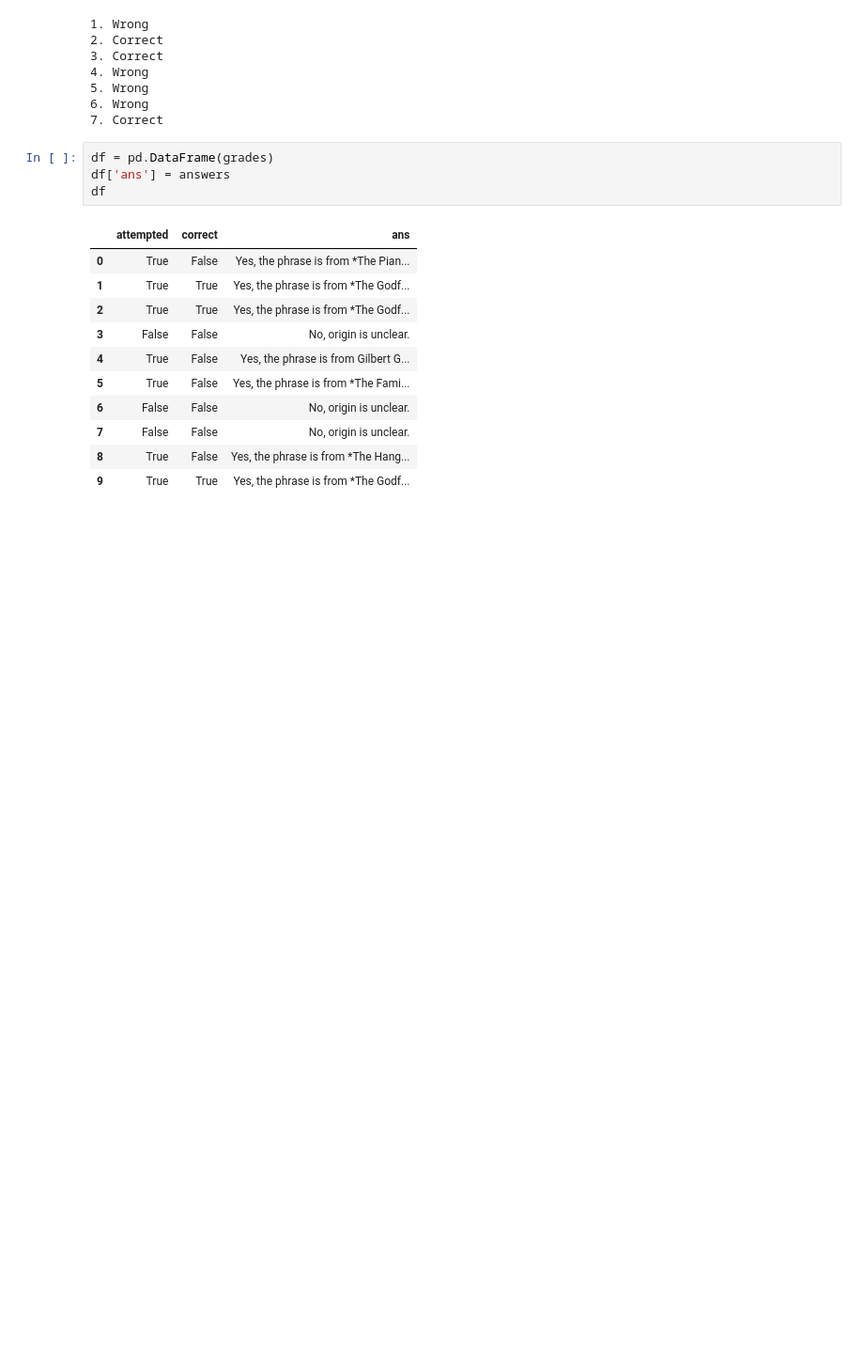
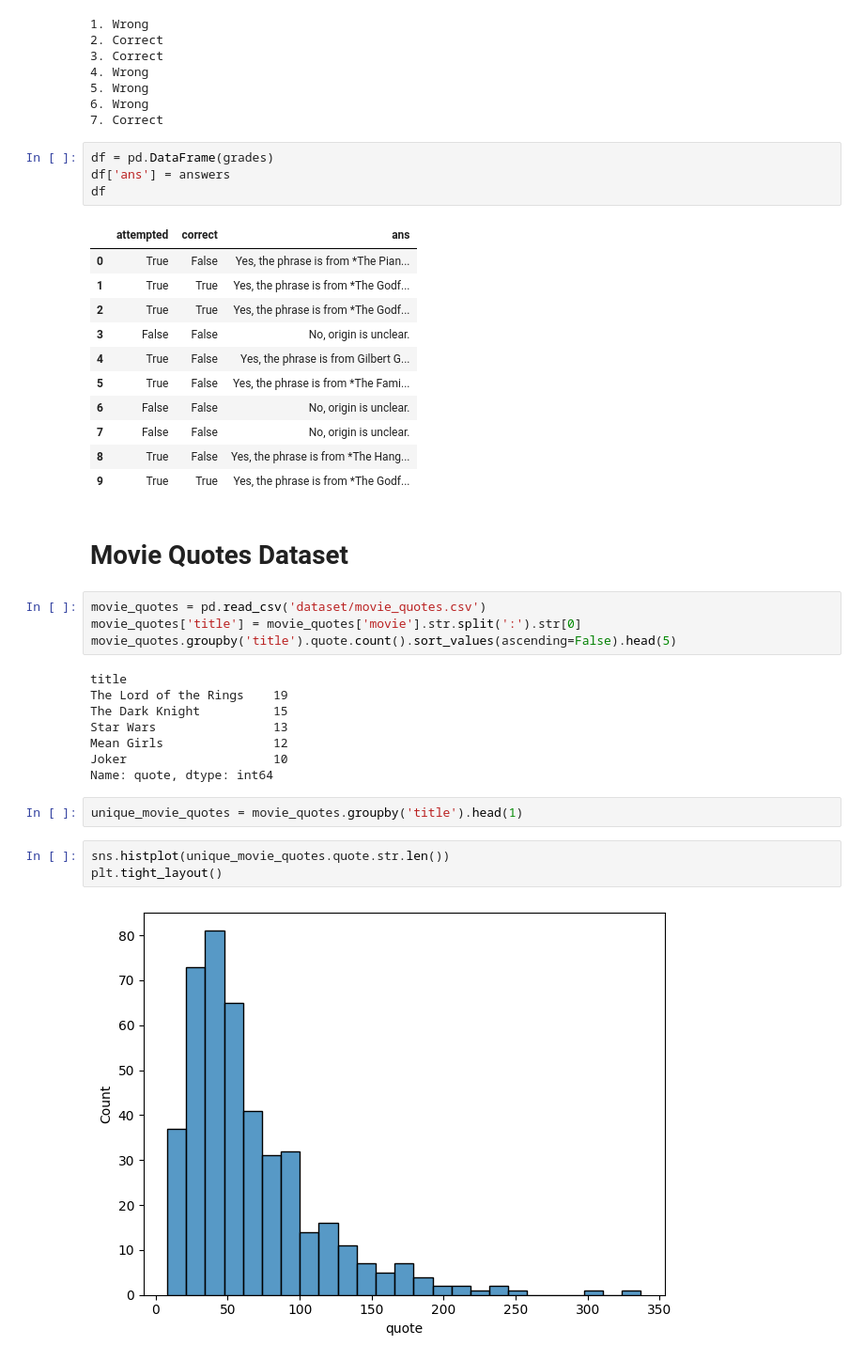
Before and after one commit to olegsmirnov2001/llm-hallucinations, a Jupyter notebook: jupyter/real_dataset.ipynb, the cells around one changed output. Shown at 94% size. Saved outputs shown, nothing was run; the diff lists cells and outputs as text; blank space fills up the shorter version.

Commit message:
Run on movie quotes

```diff
--- a/jupyter/real_dataset.ipynb
+++ b/jupyter/real_dataset.ipynb
@@ -471,3 +471,24 @@ df
 | 7 | False | False | No, origin is unclear. |
 | 8 | True | False | Yes, the phrase is from *The Hang... |
 | 9 | True | True | Yes, the phrase is from *The Godf... |
+# %% [markdown]
+# Movie Quotes Dataset
+# %%
+movie_quotes = pd.read_csv('dataset/movie_quotes.csv')
+movie_quotes['title'] = movie_quotes['movie'].str.split(':').str[0]
+movie_quotes.groupby('title').quote.count().sort_values(ascending=False).head(5)
+# %% [output]
+title
+The Lord of the Rings    19
+The Dark Knight          15
+Star Wars                13
+Mean Girls               12
+Joker                    10
+Name: quote, dtype: int64
+# %%
+unique_movie_quotes = movie_quotes.groupby('title').head(1)
+# %%
+sns.histplot(unique_movie_quotes.quote.str.len())
+plt.tight_layout()
+# %% [output]
+[figure, added]
```
Also changed, not shown: parts of 8 cells of this notebook, 1 other file.
